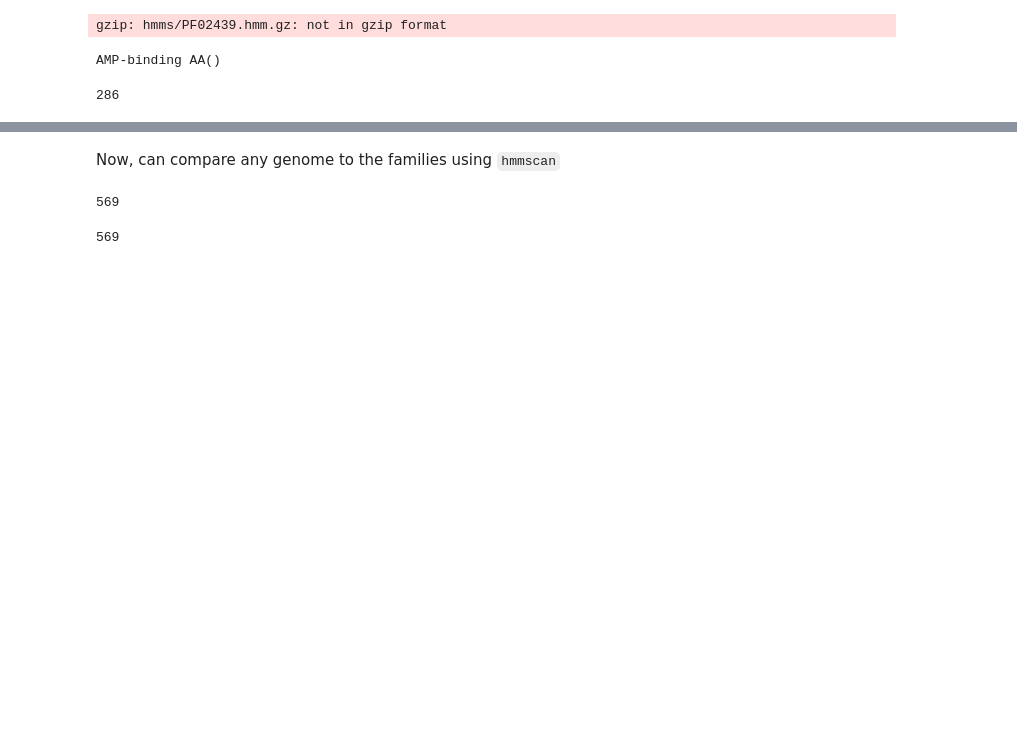
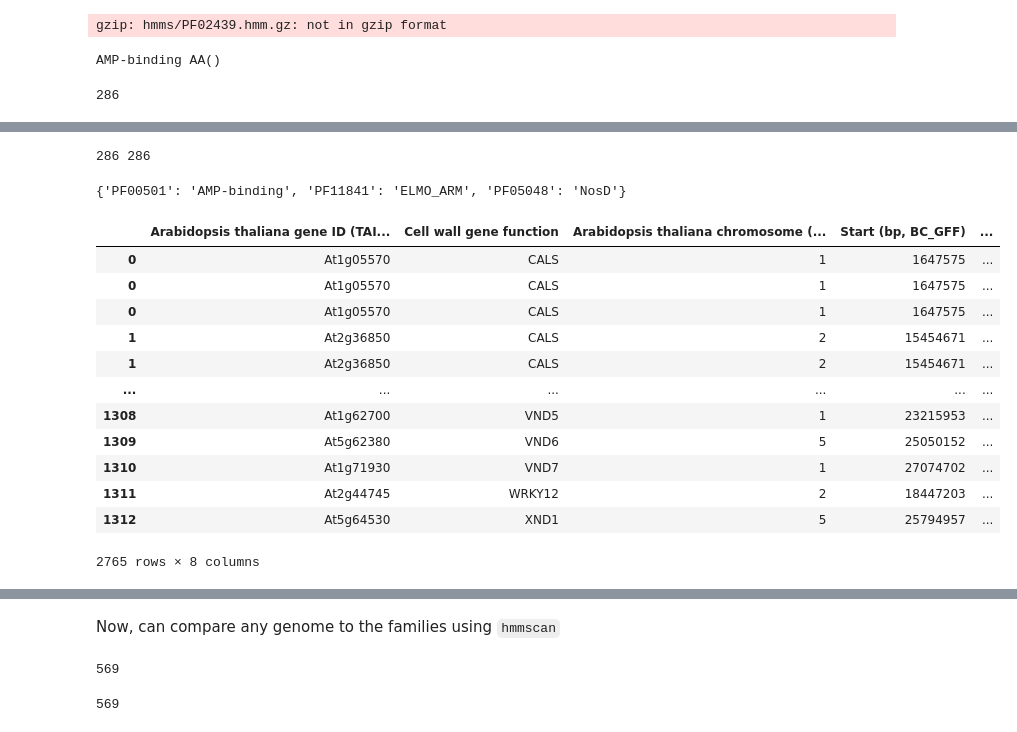
Before and after one commit to charl-iedeible/cellWall, a Jupyter notebook: identifycellwallgenes.ipynb, the cells around one changed output, grey strips where cells are left out. Drawn from its saved outputs; the diff is of its cells as text; code cells hidden in the pictures; blank space fills up the shorter version.

Commit message:
created dict to convert hmm ID to arabidopsis gene
to be used to convert HMM id from hmmscan to the corresponding arabidopsis gene

```diff
--- a/identifycellwallgenes.ipynb
+++ b/identifycellwallgenes.ipynb
@@ -77,14 +77,17 @@ for pfam_id in tqdm(list(split_pfam)):
         time.sleep(0.25)
 # %%
 hmms = []
-for path in os.listdir('hmms'):
+valid_hmm_paths = []
+paths = [x for x in os.listdir('hmms') if x.endswith(".hmm.gz")]
+for path in paths:
     try:
         with pyhmmer.plan7.HMMFile(f"hmms/{path}", alphabet=pyhmmer.easel.Alphabet.amino()) as hmm:
             hmms.extend(hmm)
+            valid_hmm_paths.append(path)
     except:
         continue
 
-print(len(hmms), "of", len(os.listdir('hmms')))
+print(len(hmms), "of", len(paths))
 # %% [output]
 gzip: hmms/PF16863.hmm.gz: not in gzip format
 
@@ -107,0 +113,5 @@ pyhmmer.hmmpress(hmms, 'hmms/pressed')
+# %%
+# convert table_s8 to have each PFAM on its own row
+table_s8["PFAM (Hmmsearch, E1)"] = table_s8["PFAM (Hmmsearch, E1)"].str.split(';')
+table_s8 = table_s8.explode("PFAM (Hmmsearch, E1)")
+table_s8.head()
@@ -107,0 +125,33 @@ pyhmmer.hmmpress(hmms, 'hmms/pressed')
+# %%
+# remove .hmm.gz from valid paths, should be same length as hmm list and same order
+pfam_ids = [x[:-7] for x in valid_hmm_paths]
+print(len(pfam_ids), len(hmms))
+# %% [output]
+286 286
+# %%
+pfam_id_to_hmm_id = {}
+for ID, hmm in zip(pfam_ids, hmms):
+    pfam_id_to_hmm_id[ID] = hmm.name
+
+# display first three items to show what the dict is
+dict(list(pfam_id_to_hmm_id.items())[0:3])
+# %% [output]
+{'PF00501': 'AMP-binding', 'PF11841': 'ELMO_ARM', 'PF05048': 'NosD'}
+# %%
+table_s8 = table_s8.filter(cond=pd.col("PFAM (Hmmsearch, E1)") != "")
+table_s8 = table_s8.filter(cond=pd.col("PFAM (Hmmsearch, E1)").isin(pfam_id_to_hmm_id))
+table_s8
+# %% [output]
+|  | Arabidopsis thaliana gene ID (TAI... | Cell wall gene function | Arabidopsis thaliana chromosome (... | Start (bp, BC_GFF) | ... |
+| 0 | At1g05570 | CALS | 1 | 1647575 | ... |
+| 0 | At1g05570 | CALS | 1 | 1647575 | ... |
+| 0 | At1g05570 | CALS | 1 | 1647575 | ... |
+| 1 | At2g36850 | CALS | 2 | 15454671 | ... |
+| 1 | At2g36850 | CALS | 2 | 15454671 | ... |
+| ... | ... | ... | ... | ... | ... |
+| 1308 | At1g62700 | VND5 | 1 | 23215953 | ... |
+| 1309 | At5g62380 | VND6 | 5 | 25050152 | ... |
+| 1310 | At1g71930 | VND7 | 1 | 27074702 | ... |
+| 1311 | At2g44745 | WRKY12 | 2 | 18447203 | ... |
+| 1312 | At5g64530 | XND1 | 5 | 25794957 | ... |
+2765 rows × 8 columns
```
Also changed, not shown: parts of 6 cells of this notebook, 1 other file.
